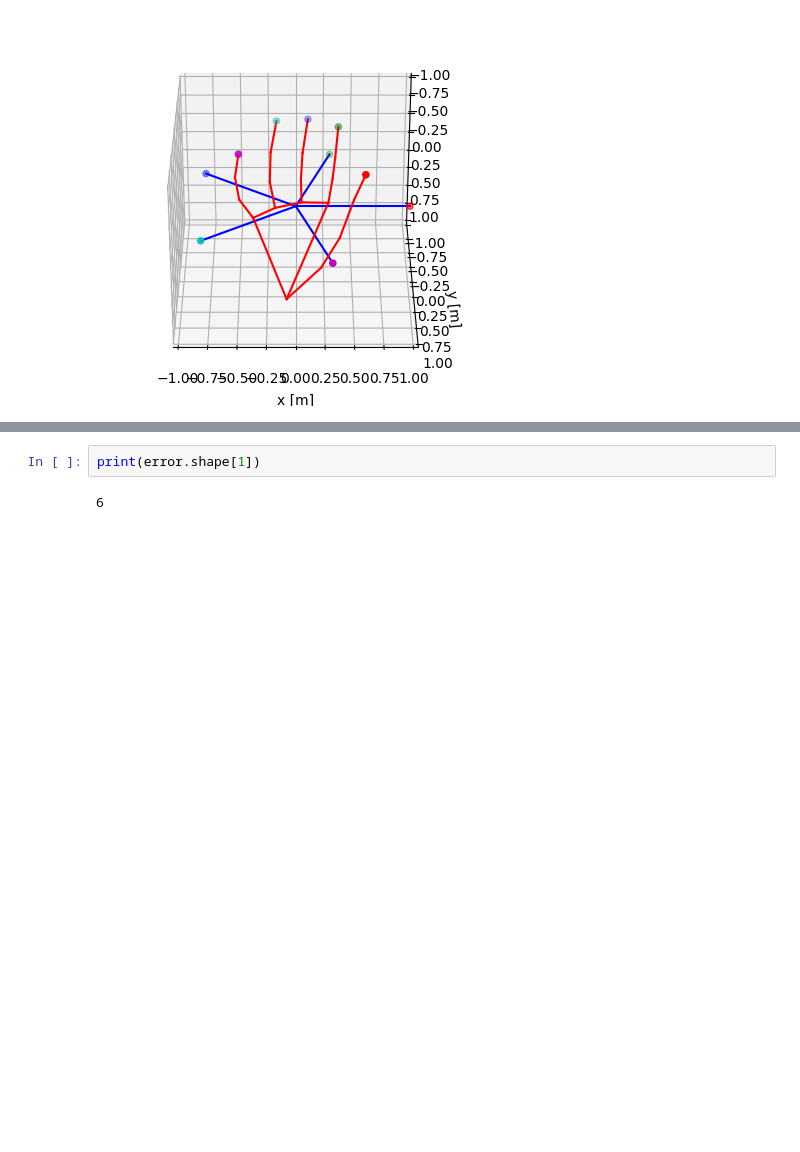
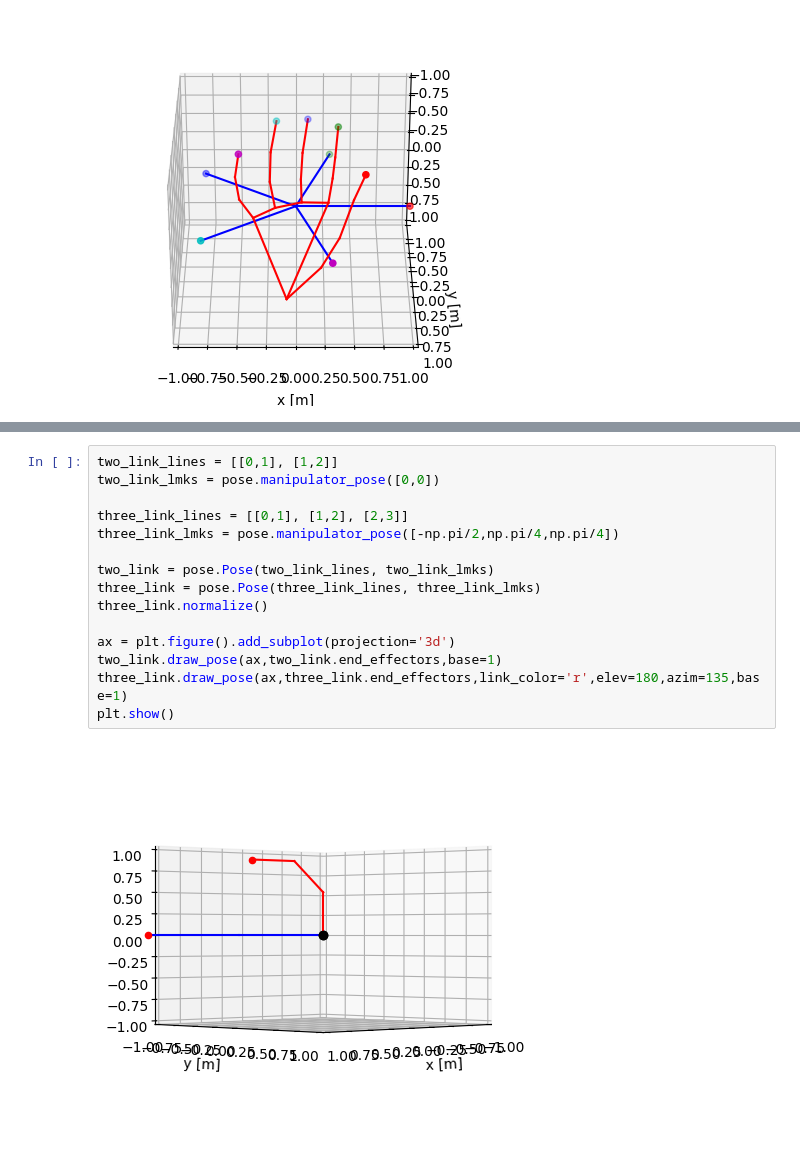
Before and after one commit to Mitchelldscott/Echoware, a Jupyter notebook: analysis/opti_dev.ipynb, the cells around one changed output, grey strips where cells are left out. Cells and saved outputs as stored; diff of their text form; blank space fills up the shorter version.

```diff
--- a/analysis/opti_dev.ipynb
+++ b/analysis/opti_dev.ipynb
@@ -160,4 +160,17 @@ plt.show()
-# %%
-print(error.shape[1])
-# %% [output]
-6
+# %%
+two_link_lines = [[0,1], [1,2]]
+two_link_lmks = pose.manipulator_pose([0,0])
+
+three_link_lines = [[0,1], [1,2], [2,3]]
+three_link_lmks = pose.manipulator_pose([-np.pi/2,np.pi/4,np.pi/4])
+
+two_link = pose.Pose(two_link_lines, two_link_lmks)
+three_link = pose.Pose(three_link_lines, three_link_lmks)
+three_link.normalize()
+
+ax = plt.figure().add_subplot(projection='3d')
+two_link.draw_pose(ax,two_link.end_effectors,base=1)
+three_link.draw_pose(ax,three_link.end_effectors,link_color='r',elev=180,azim=135,base=1)
+plt.show()
+# %% [output]
+[figure, added]
```
Also changed, not shown: parts of 10 cells of this notebook, 1 other file.
